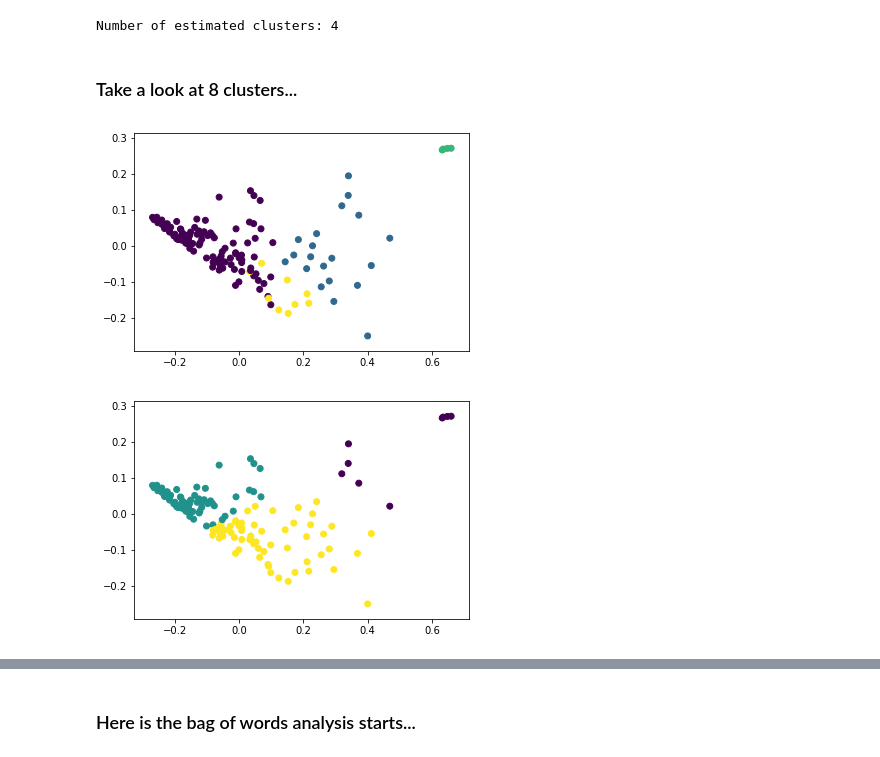
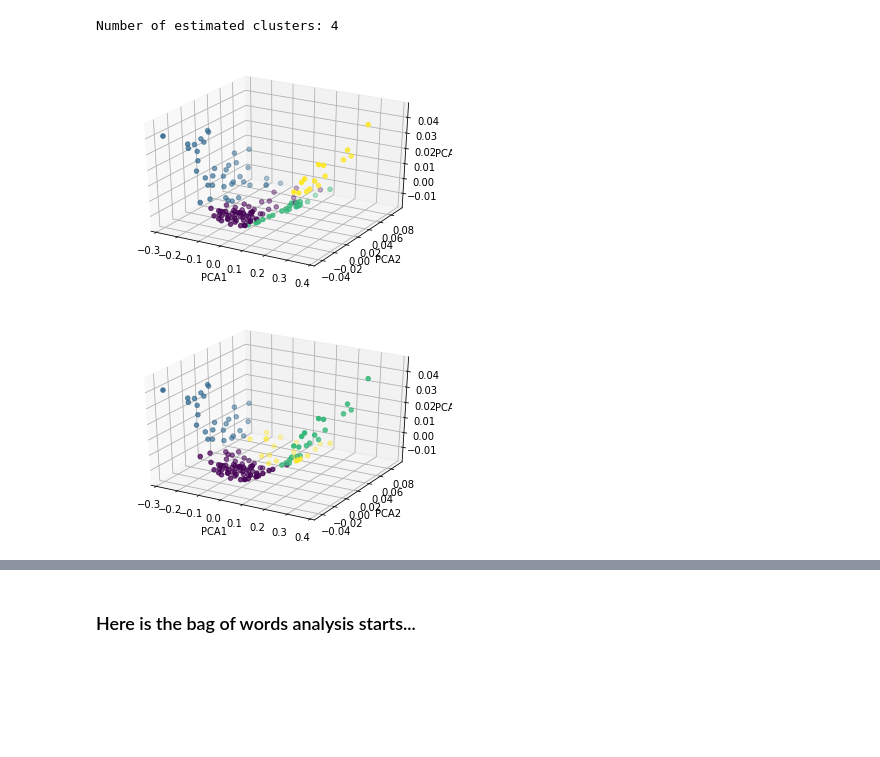
Before and after one commit to VincentG123/Poems, a Jupyter notebook: NLP_Capstone_Draft.ipynb, the cells around one changed output, grey strips where cells are left out. Saved outputs shown, nothing was run; the diff lists cells and outputs as text; code cells hidden in the pictures; blank space fills up the shorter version.

```diff
--- a/NLP_Capstone_Draft.ipynb
+++ b/NLP_Capstone_Draft.ipynb
@@ -92,2 +52,0 @@ NOR dread nor hope attend A dying animal; A man awaits his end Dreading and hopi
-# %%
-no_punct = remove_puncuation(no_return)
@@ -133,3 +52,0 @@ NOR dread nor hope attend A dying animal A man awaits his end Dreading and hopin
-# %%
-sentences = [[sent] for sent in no_punct_NLP.sents]
-sentences
@@ -141,3 +52,0 @@ sentences
-# %%
-sentences = [[sent] for sent in no_return_NLP.sents]
-sentences
@@ -396,18 +299,22 @@ plt.show()
 # %%
-X = poems_df.drop(['poem_titles', 'authors','poem','processed_poems',
-                   'no_punct_cap_poems', 'processed_no_punct'], axis = 1)
+X = poems_df.loc[:,['word_count', 'num_of_sents','rhyme_count']]
 
 X_norm = normalize(X)
 
 pca = PCA(n_components = 3)
-
 # Reduce it to two components.
 X_pca = pca.fit_transform(X_norm)
 
-# Calculate predicted values.
-y_pred = KMeans(n_clusters=4, random_state=42).fit_predict(X_pca)
 
-# Plot the solution.
-plt.scatter(X_pca[:, 0], X_pca[:, 1], c=y_pred)
+
+fig = plt.figure()
+ax = fig.add_subplot(111, projection='3d')
+
+ax.scatter(X_pca[:, 0], X_pca[:, 1], X_pca[:,2], c=y_pred)
+
+ax.set_xlabel('PCA1')
+ax.set_ylabel('PCA2')
+ax.set_zlabel('PCA3')
+
 plt.show()
 # %% [output]
@@ -605,29 +497,43 @@ n_clusters_ = len(np.unique(labels))
 print("Number of estimated clusters: {}".format(n_clusters_))
 # %% [output]
 Number of estimated clusters: 4
-# %% [markdown]
-### Take a look at 8 clusters...
 # %%
-plt.scatter(X_pca[:, 0], X_pca[:, 1], c=labels)
+fig = plt.figure()
+ax = fig.add_subplot(111, projection='3d')
+
+ax.scatter(X_pca[:, 0], X_pca[:, 1], X_pca[:,2], c=labels)
+
+ax.set_xlabel('PCA1')
+ax.set_ylabel('PCA2')
+ax.set_zlabel('PCA3')
+
 plt.show()
 # %% [output]
-[figure, old version]
+[figure, new version]
 # %%
 # We know we're looking for three clusters.
-n_clusters=3
+n_clusters=4
 
 # Declare and fit the model.
 sc = SpectralClustering(n_clusters=n_clusters)
 sc.fit(X_pca)
 
 #Predicted clusters.
 predict=sc.fit_predict(X_pca)
 
 #Graph results.
-plt.scatter(X_pca[:, 0], X_pca[:, 1], c=predict)
+fig = plt.figure()
+ax = fig.add_subplot(111, projection='3d')
+
+ax.scatter(X_pca[:, 0], X_pca[:, 1], X_pca[:,2], c=predict)
+
+ax.set_xlabel('PCA1')
+ax.set_ylabel('PCA2')
+ax.set_zlabel('PCA3')
+
 plt.show()
 # %% [output]
-[figure, old version]
+[figure, new version]
 # %%
 cluster_df3 = poems_df.copy()
 cluster_df3['clusters'] = predict
```
Also changed, not shown: parts of 108 cells of this notebook.
